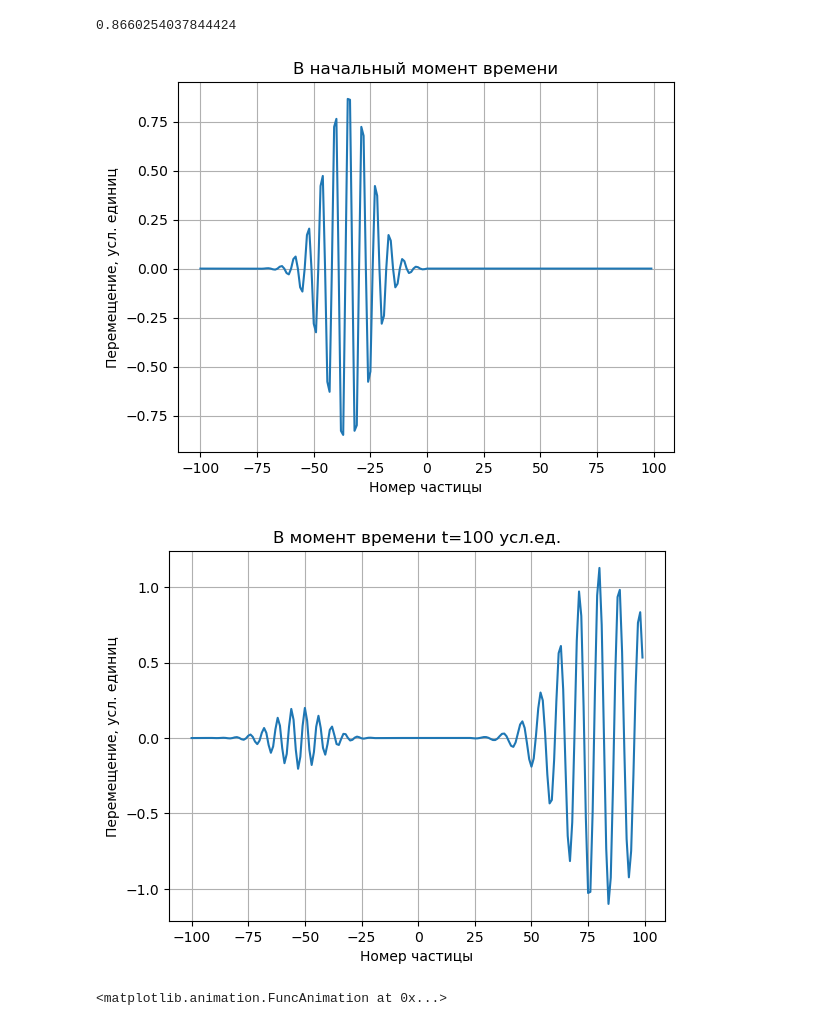
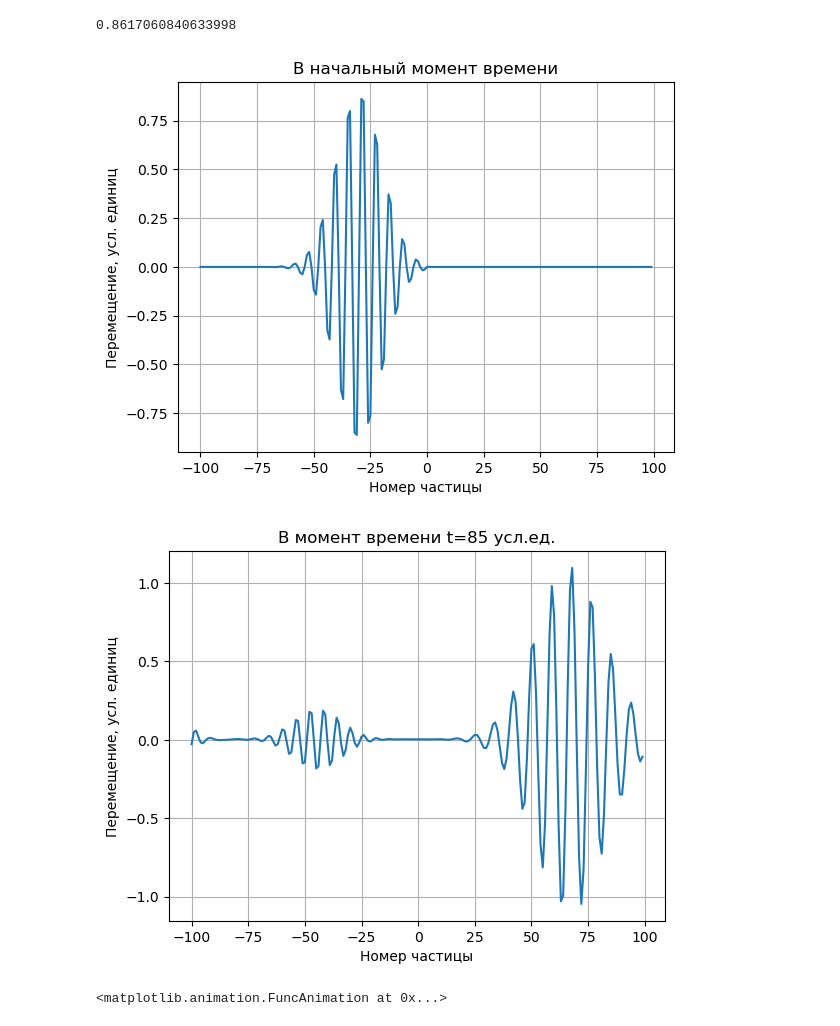
Before and after one commit to mualal/waves-propagation, a Jupyter notebook: python/chain-chain-interface.ipynb, the cells around one changed output. Drawn from its saved outputs; the diff is of its cells as text; code cells hidden in the pictures.

```diff
--- a/python/chain-chain-interface.ipynb
+++ b/python/chain-chain-interface.ipynb
@@ -3,15 +3,16 @@ import numpy as np
 from tqdm import tqdm
 import matplotlib.pyplot as plt
 # %%
+left_x = -100
+right_x = 100
+
 m_1 = 1
 m_2 = 0.5
-
 stiffness = 1
-
 omega = 1
 a = 1
 
-particles_num = np.arange(-100, 100, a)
+particles_num = np.round(np.arange(left_x, right_x, a)/a)
 particles_mass = np.array([m_1 if i < 0 else m_2 for i in particles_num])
 # %%
 def specify_initial_and_boundary(particles_num, beta, n_0, u_0, stiffness, m_1, a, omega):
@@ -24,37 +25,27 @@ def specify_initial_and_boundary(particles_num, beta, n_0, u_0, stiffness, m_1,
 
     for i, num in enumerate(particles_num):
         if num < 0:
-            particles_disp[i] = u_0 * np.exp(-beta**2/2 * (num - n_0)**2) * np.sin(num * k_1)
+            particles_disp[i] = u_0 * np.exp(-beta**2/2 * (num - n_0)**2) * np.sin(num * a * k_1)
             particles_vel[i] = -u_0 * np.exp(-beta**2/2 * (num - n_0)**2)
-            particles_vel[i] *= (omega * np.cos(k_1*num) - beta**2*g_1/a*(num-n_0)*np.sin(num * k_1))
+            particles_vel[i] *= (omega * np.cos(k_1*a*num) - beta**2*g_1/a*(num-n_0)*np.sin(num * a * k_1))
 
     return particles_disp, particles_vel
 # %%
-def solver(particles_num, particles_mass, particles_disp, particles_vel, particles_history, t_max, dt):
+def solver(particles_mass, particles_disp, particles_vel, particles_history, t_max, dt):
 
     times = np.arange(0, t_max, dt)
 
     for t in tqdm(times):
-        temp_disp = particles_disp.copy()
-        for p in particles_num:
-            ind = np.where(particles_num == p)[0][0]
-            if ind == 0:
-                #particles_disp[ind] = np.sin(omega*t)
-                #particles_vel[ind] = np.cos(omega*t)
-                particles_vel[ind] += stiffness/particles_mass[ind]*(temp_disp[ind+1]-2*temp_disp[ind])*dt
-            elif ind == len(particles_num) - 1:
-                particles_vel[ind] += stiffness/particles_mass[ind]*(temp_disp[ind-1]-2*temp_disp[ind])*dt
-            else:
-                deform = temp_disp[ind-1]+temp_disp[ind+1]-2*temp_disp[ind]
-                particles_vel[ind] += stiffness/particles_mass[ind]*deform*dt
-            particles_disp[ind] += particles_vel[ind] * dt
+        deform = np.roll(particles_disp,-1)+np.roll(particles_disp,1)-2*particles_disp
+        particles_vel += (stiffness/particles_mass)*deform*dt
+        particles_disp += particles_vel * dt
         if t % 2 == 0:
             particles_history = np.vstack((particles_history, particles_disp))
 
     return particles_disp, particles_history
 # %%
 beta = 0.1
-n_0 = -35
+n_0 = -30
 u_0 = 1
 
 particles_disp, particles_vel = specify_initial_and_boundary(particles_num, beta, n_0, u_0, stiffness, m_1, a, omega)
@@ -66,23 +57,23 @@ plt.ylabel('Перемещение, усл. единиц')
 plt.grid()
 print(max(particles_disp))
 # %% [output]
-0.8660254037844424
+0.8617060840633998
-[figure, old version]
+[figure, new version]
 # %%
 dt = 0.005
-t_max = 100
+t_max = 85
 
-particles_history = np.zeros(shape=(1,len(particles_num)))
-particles_disp, particles_history = solver(particles_num, particles_mass, particles_disp,
-                                           particles_vel, particles_history, t_max, dt)
+particles_history = particles_disp
+particles_disp, particles_history = solver(particles_mass, particles_disp, particles_vel,
+                                           particles_history, t_max, dt)
 
 plt.plot(particles_num, particles_disp)
 plt.title(f'В момент времени t={t_max} усл.ед.')
 plt.xlabel('Номер частицы')
 plt.ylabel('Перемещение, усл. единиц')
 plt.grid()
 # %% [output]
-[figure, old version]
+[figure, new version]
 # %%
 #plt.plot(particles_history[:,40])
 # %%
```
Also changed, not shown: parts of 1 cell of this notebook, 1 other file.
